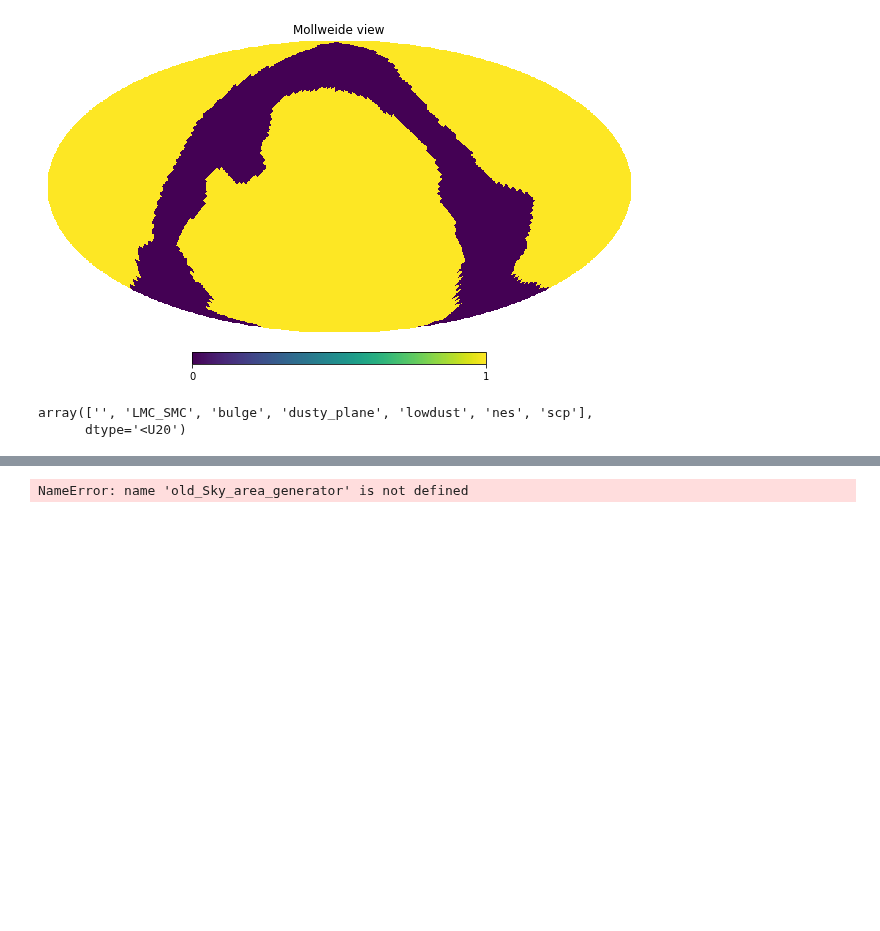
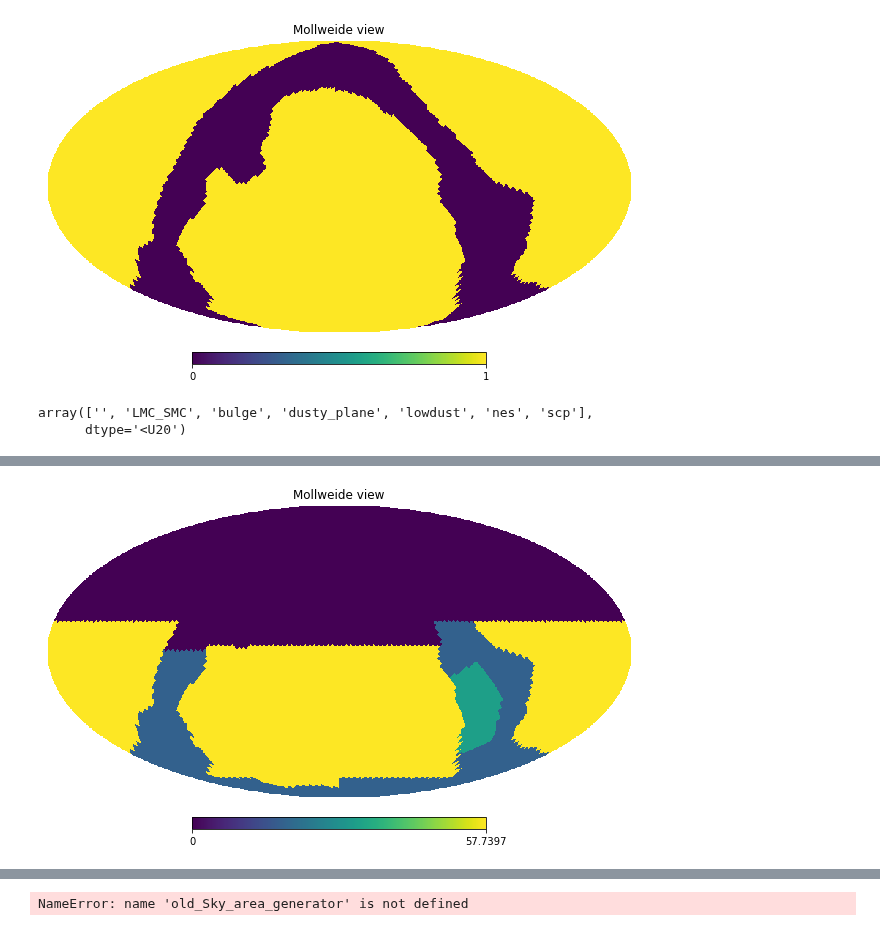
Before and after one commit to yoachim/21_Scratch, a Jupyter notebook: new_sky_area/test_new_sky.ipynb, the cells around one changed output, grey strips where cells are left out. Drawn from its saved outputs; the diff is of its cells as text; code cells hidden in the pictures; blank space fills up the shorter version.

```diff
--- a/new_sky_area/test_new_sky.ipynb
+++ b/new_sky_area/test_new_sky.ipynb
@@ -33,0 +39,6 @@ for key in result.dtype.names:
+# %%
+counts, counts_sum, labels = sag.estimate_visits(1.8e6)
+# %%
+hp.mollview(counts['u'])
+# %% [output]
+[figure, added]
```
Also changed, not shown: parts of 4 cells of this notebook.
